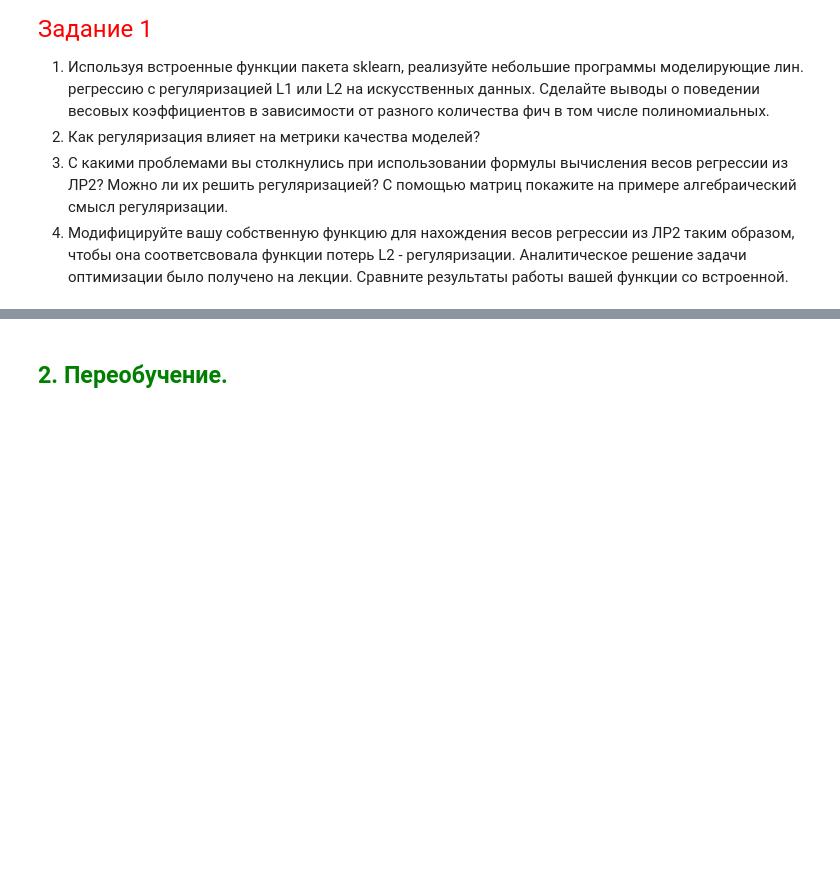
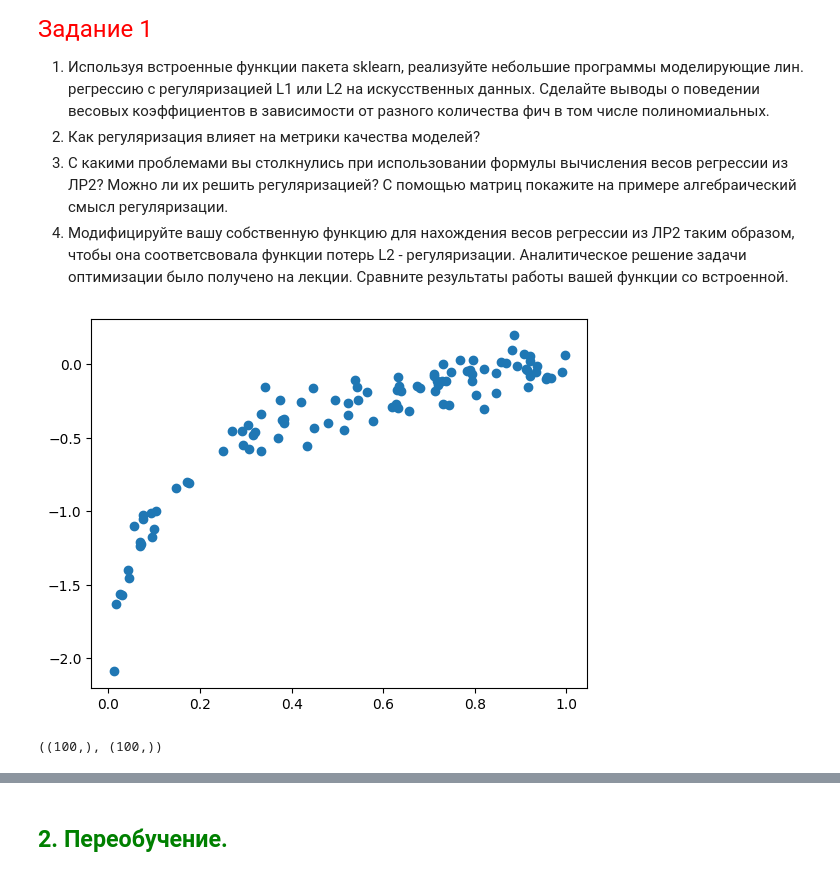
Before and after one commit to Dragoh54/MachineLearning-Labs, a Jupyter notebook: lab3/2024_ML_LR3_MACS.ipynb, the cells around one changed output, grey strips where cells are left out. Drawn from its saved outputs; the diff is of its cells as text; code cells hidden in the pictures; blank space fills up the shorter version.

```diff
--- a/lab3/2024_ML_LR3_MACS.ipynb
+++ b/lab3/2024_ML_LR3_MACS.ipynb
@@ -1,12 +1,22 @@
 # %%
 import numpy as np
+from numpy.random import RandomState
 import numdifftools as nd
 import matplotlib.pyplot as plt
+from itertools import product
 import pandas as pd
 from sklearn.model_selection import train_test_split
 from sklearn.pipeline import make_pipeline
 from sklearn.preprocessing import PolynomialFeatures
 from sklearn.linear_model import LinearRegression
+from sklearn.linear_model import Ridge
+from sklearn.linear_model import Lasso
+from sklearn.preprocessing import MinMaxScaler
+from sklearn.metrics import r2_score
+
+RANDOM_STATE = 52
+np.random.seed(RANDOM_STATE)
+rs = RandomState(RANDOM_STATE)
 # %% [markdown]
 # <font color = 'red'> ЛР 3. Регуляризация и линейная регрессия. Простейший градиентный спуск. </font>
 # %% [markdown]
@@ -40,3 +50,22 @@ $$ \mathcal{L2}(\overline{w}) = (\overline{y} - Q\cdot\overline{w})^{T}(\overlin
 # %%
 from sklearn.linear_model import Ridge
 from sklearn.linear_model import Lasso
+# %%
+def generete_1d_data(N = 100):
+    x = rs.rand(N)
+    y = np.log10(x) + rs.normal(0, 0.1, N)
+    return x, y
+# %%
+N = 100
+x, y = generete_1d_data(N)
+
+fig, ax = plt.subplots()
+ax.scatter(x, y)
+plt.show()
+plt.show()
+# %% [output]
+[figure, added]
+# %%
+x.shape, y.shape
+# %% [output]
+((100,), (100,))
```
Also changed, not shown: parts of 14 cells of this notebook, 2 other files.
